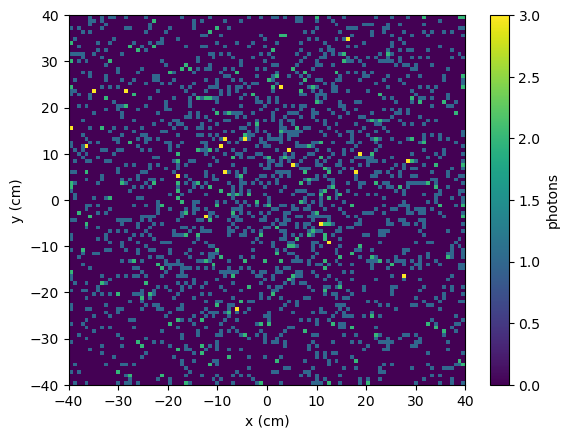
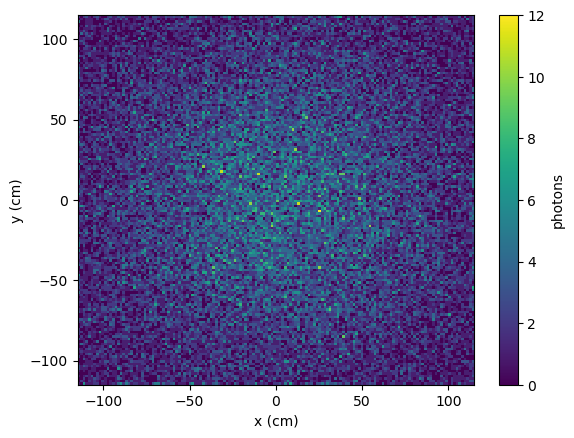
Code edit (unified diff) that turned the first committed figure into the second:
--- before
+++ after
@@ -1,5 +1,5 @@
 x=hits["x"].array().to_numpy()
 y=hits["y"].array().to_numpy()
-_=plt.hist2d(x,y,bins=100)
+_=plt.hist2d(x,y,bins=150)
 plt.colorbar(label="photons")
 plt.xlabel("x (cm)")

Commit: Adjusting macros to include liquid/gas phase selection